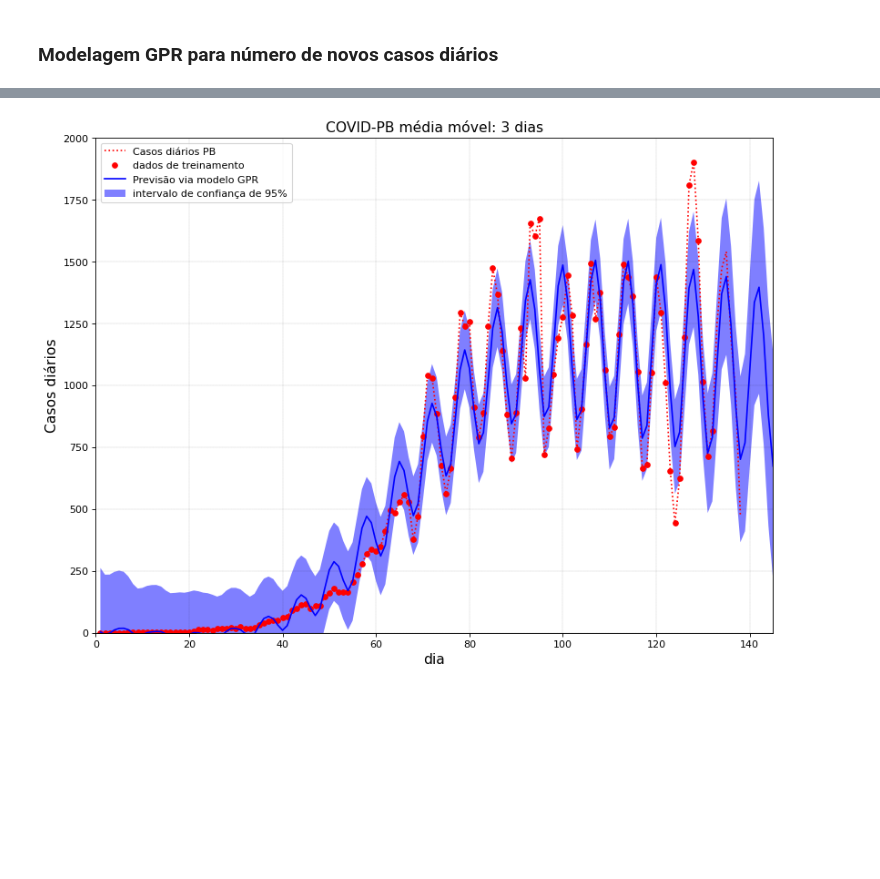
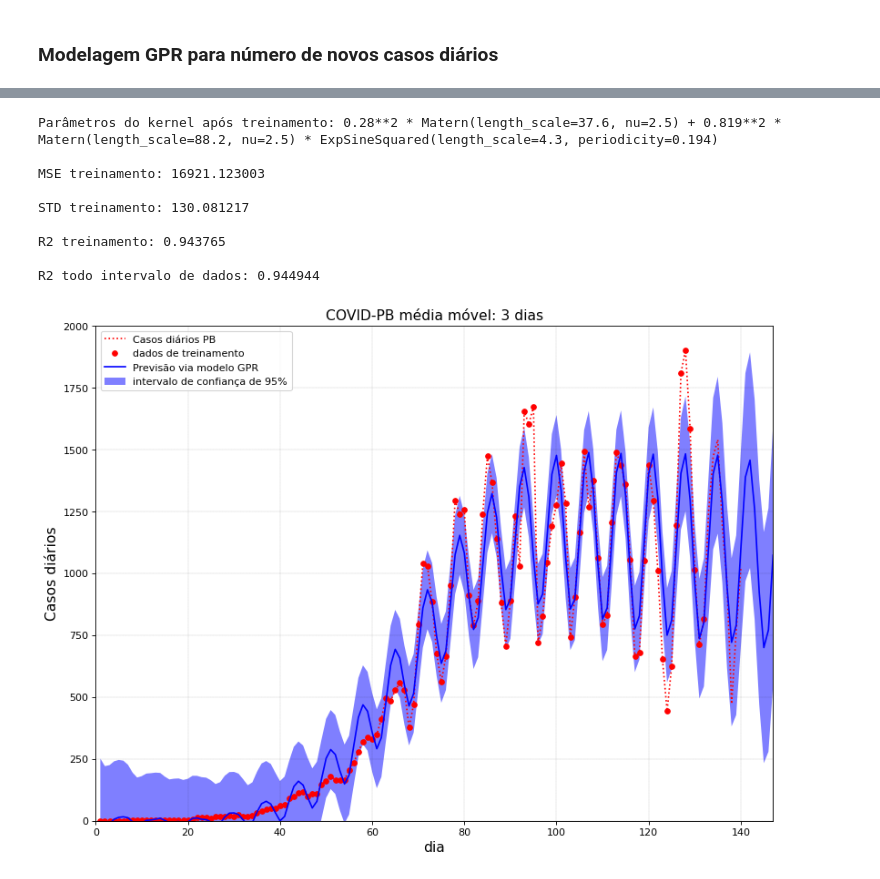
Before and after one commit to edsonportosilva/covid19models, a Jupyter notebook: Python notebooks/GPR model for COVID19.ipynb, the cells around one changed output, grey strips where cells are left out. Saved outputs shown, nothing was run; the diff lists cells and outputs as text; code cells hidden in the pictures; blank space fills up the shorter version.

Commit message:
add R2 score to evaluate models

```diff
--- a/Python notebooks/GPR model for COVID19.ipynb
+++ b/Python notebooks/GPR model for COVID19.ipynb
@@ -129,6 +139,10 @@ model.fit(t_tr, DR_tr)
 print("\nParâmetros do kernel após treinamento: %s" % model.kernel_)
 params = model.kernel_.get_params()
 
+# Calcula R2 do modelo:
+R2_tr  = model.score(t_tr, DR_tr)
+R2     = model.score(t[0:len(DRdata)], DRdata)
+
 # Previsões do modelo
 DRpred_, sigma = model.predict(t_tr, return_std=True) # previsão no intervalo de treinamento
 DRpred, sigma  = model.predict(t, return_std=True)    # previsão para todo o intervalo de dados
@@ -155,4 +169,6 @@ plt.title('COVID-PB média móvel: %d dias' %Ndias, fontsize = 14)
 MSE = np.mean(((DRpred_-DR_tr)*1000)**2)
 print("\nMSE treinamento: %f" % MSE)
 print("\nSTD treinamento: %f" % np.sqrt(MSE))
+print("\nR2 treinamento: %f" % R2_tr)
+print("\nR2 todo intervalo de dados: %f" % R2)
 # %% [output]
@@ -164 +179,10 @@ STD treinamento: 132.206633
+Parâmetros do kernel após treinamento: 0.28**2 * Matern(length_scale=37.6, nu=2.5) + 0.819**2 * Matern(length_scale=88.2, nu=2.5) * ExpSineSquared(length_scale=4.3, periodicity=0.194)
+
+MSE treinamento: 16921.123003
+
+STD treinamento: 130.081217
+
+R2 treinamento: 0.943765
+
+R2 todo intervalo de dados: 0.944944
-[figure, old version]
+[figure, new version]
```
Also changed, not shown: parts of 3 cells of this notebook.
